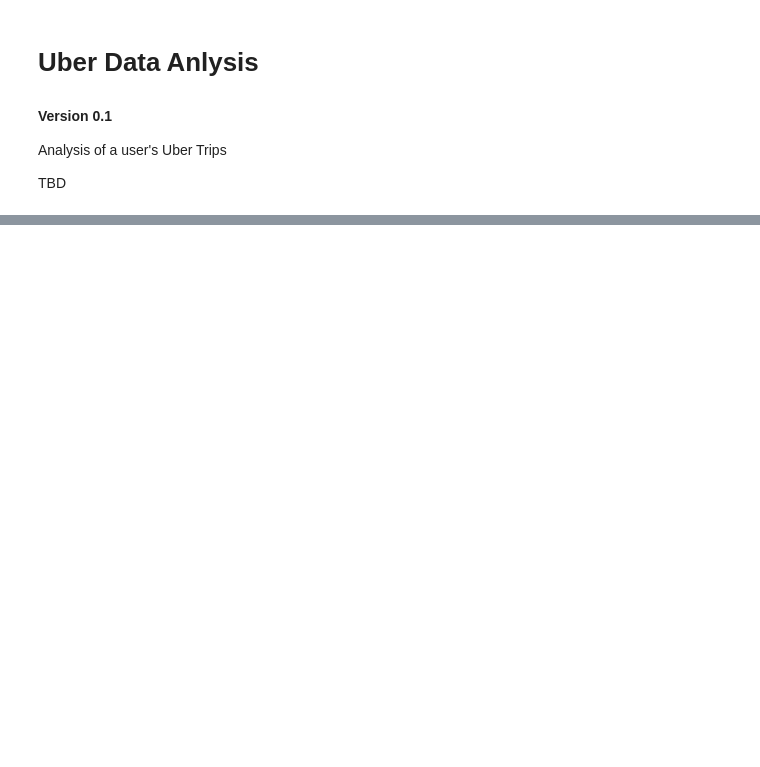
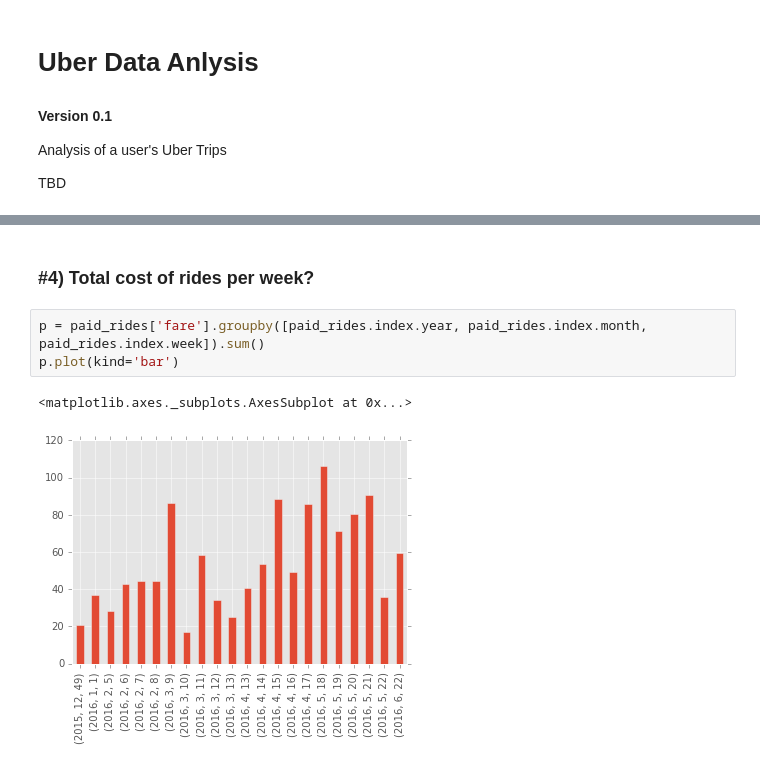
Before and after one commit to Link-/uber_data, a Jupyter notebook: analysis/Uber-Data_Analysis-0.1.ipynb, the cells around one changed output, grey strips where cells are left out. Drawn from its saved outputs; the diff is of its cells as text; blank space fills up the shorter version.

```diff
--- a/analysis/Uber-Data_Analysis-0.1.ipynb
+++ b/analysis/Uber-Data_Analysis-0.1.ipynb
@@ -52,0 +89,8 @@ data
+# %% [markdown]
+### #4) Total cost of rides per week?
+# %%
+p = paid_rides['fare'].groupby([paid_rides.index.year, paid_rides.index.month, paid_rides.index.week]).sum()
+p.plot(kind='bar')
+# %% [output]
+<matplotlib.axes._subplots.AxesSubplot at 0x...>
+[figure, added]
```
Also changed, not shown: parts of 26 cells of this notebook, 2 other files.
